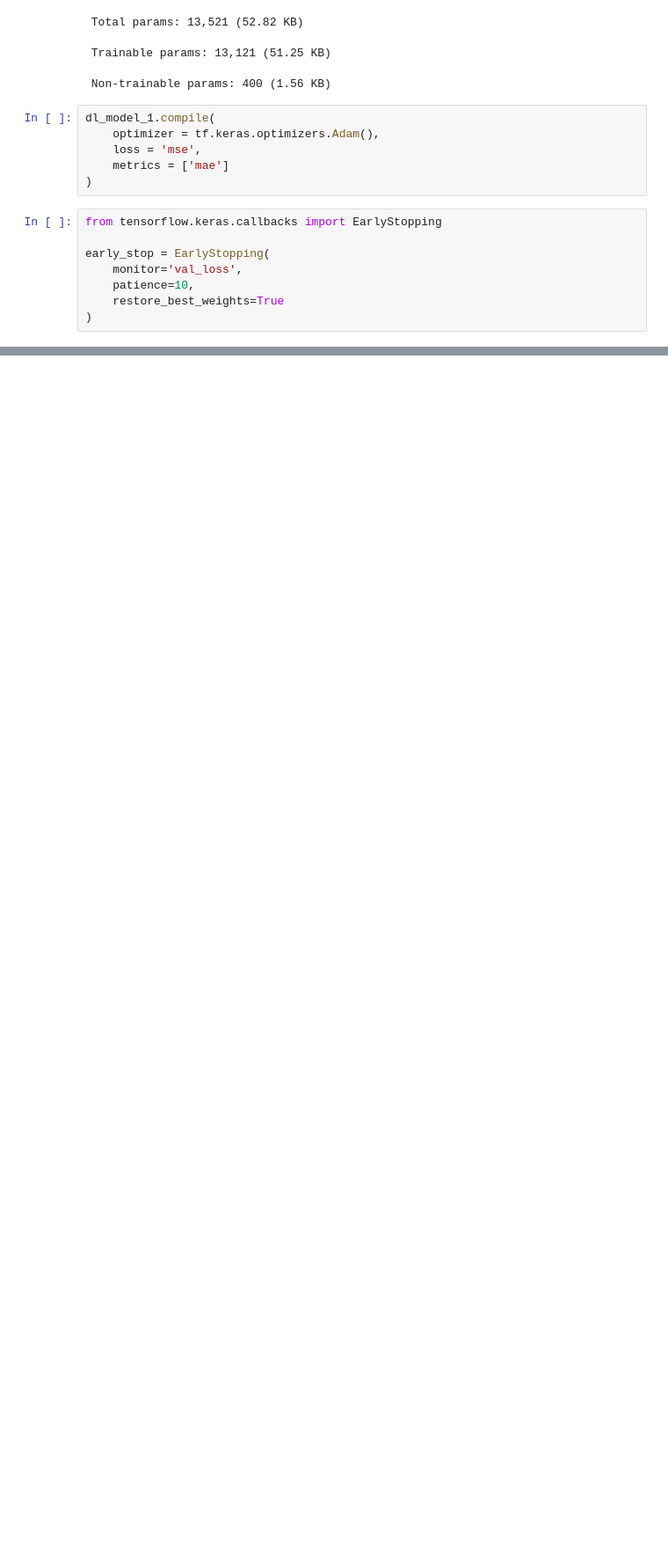
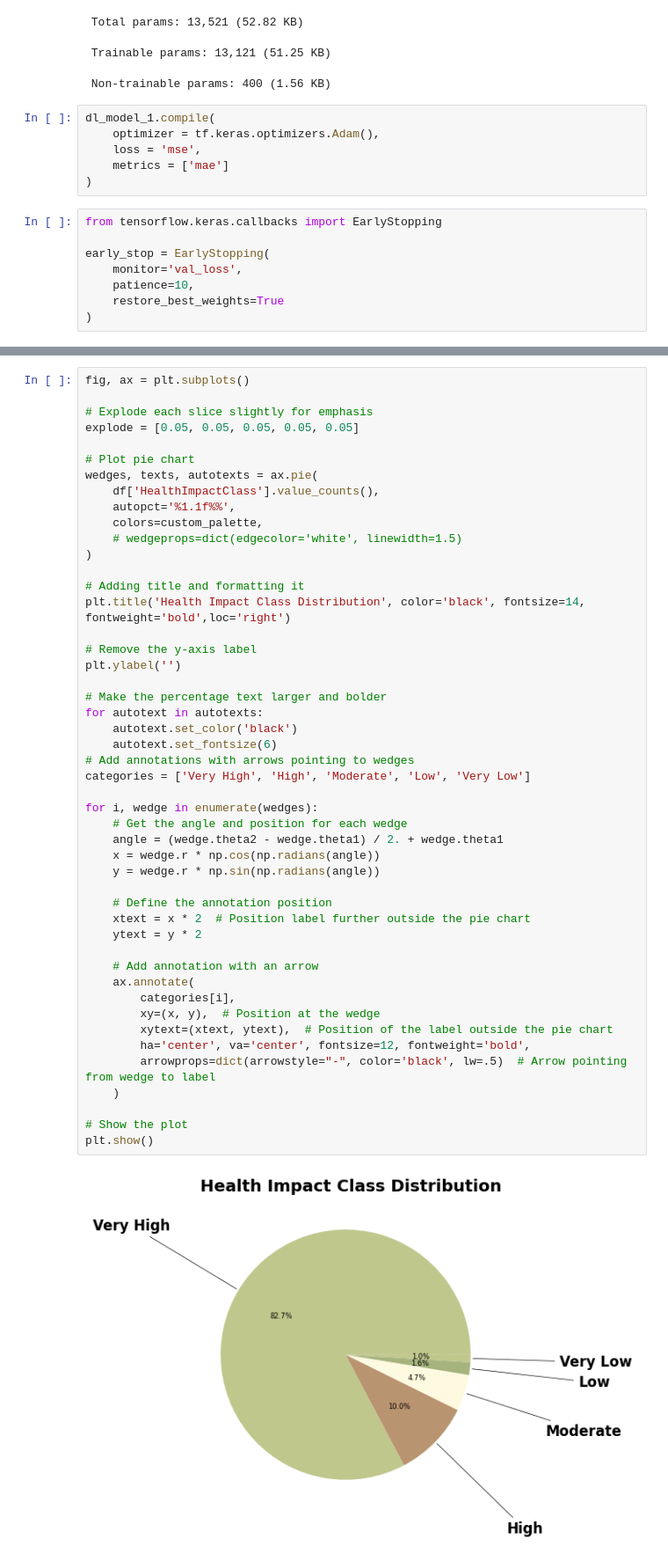
Before and after one commit to MuchBasroil/capstone-project-awair, a Jupyter notebook: ReprocessingModeling.ipynb, the cells around one changed output, grey strips where cells are left out. Shown at 88% size. Saved outputs shown, nothing was run; the diff lists cells and outputs as text; blank space fills up the shorter version.

```diff
--- a/ReprocessingModeling.ipynb
+++ b/ReprocessingModeling.ipynb
@@ -419,0 +432,50 @@ plot_loss(history.history['mae'],history.history['val_mae'])
+# %%
+fig, ax = plt.subplots()
+
+# Explode each slice slightly for emphasis
+explode = [0.05, 0.05, 0.05, 0.05, 0.05]
+
+# Plot pie chart
+wedges, texts, autotexts = ax.pie(
+    df['HealthImpactClass'].value_counts(),
+    autopct='%1.1f%%',
+    colors=custom_palette,
+    # wedgeprops=dict(edgecolor='white', linewidth=1.5)
+)
+
+# Adding title and formatting it
+plt.title('Health Impact Class Distribution', color='black', fontsize=14, fontweight='bold',loc='right')
+
+# Remove the y-axis label
+plt.ylabel('')
+
+# Make the percentage text larger and bolder
+for autotext in autotexts:
+    autotext.set_color('black')
+    autotext.set_fontsize(6)
+# Add annotations with arrows pointing to wedges
+categories = ['Very High', 'High', 'Moderate', 'Low', 'Very Low']
+
+for i, wedge in enumerate(wedges):
+    # Get the angle and position for each wedge
+    angle = (wedge.theta2 - wedge.theta1) / 2. + wedge.theta1
+    x = wedge.r * np.cos(np.radians(angle))
+    y = wedge.r * np.sin(np.radians(angle))
+
+    # Define the annotation position
+    xtext = x * 2  # Position label further outside the pie chart
+    ytext = y * 2
+
+    # Add annotation with an arrow
+    ax.annotate(
+        categories[i],
+        xy=(x, y),  # Position at the wedge
+        xytext=(xtext, ytext),  # Position of the label outside the pie chart
+        ha='center', va='center', fontsize=12, fontweight='bold',
+        arrowprops=dict(arrowstyle="-", color='black', lw=.5)  # Arrow pointing from wedge to label
+    )
+
+# Show the plot
+plt.show()
+# %% [output]
+[figure, added]
```
Also changed, not shown: parts of 8 cells of this notebook.
